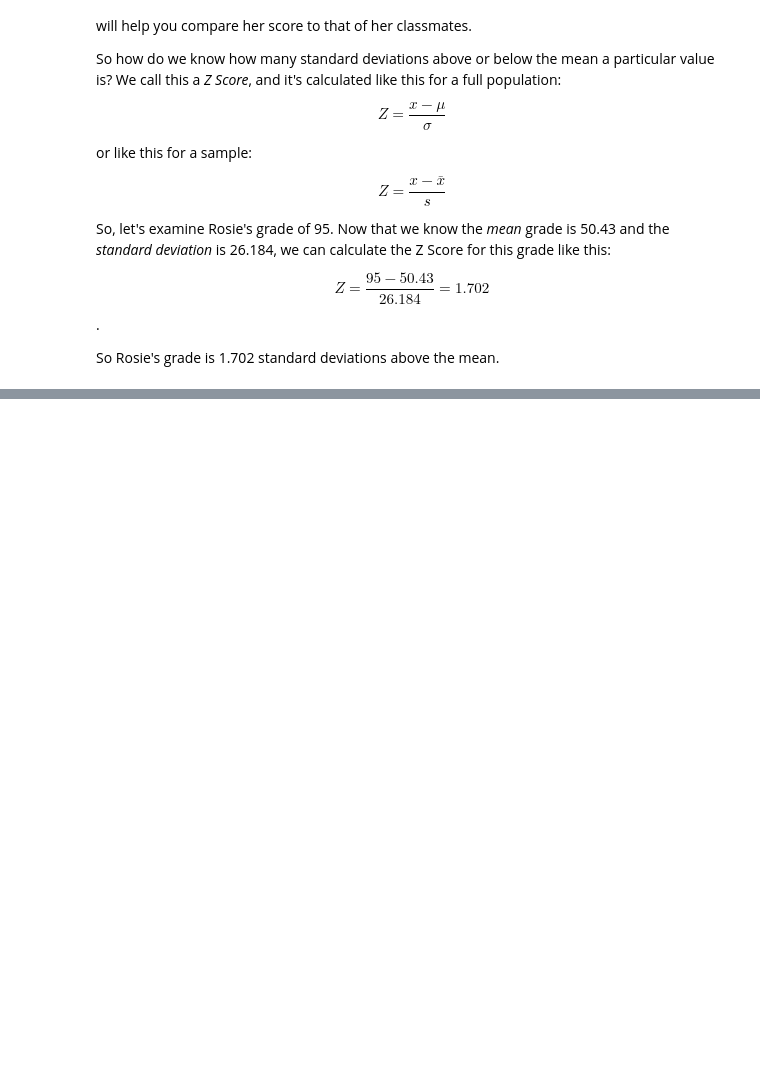
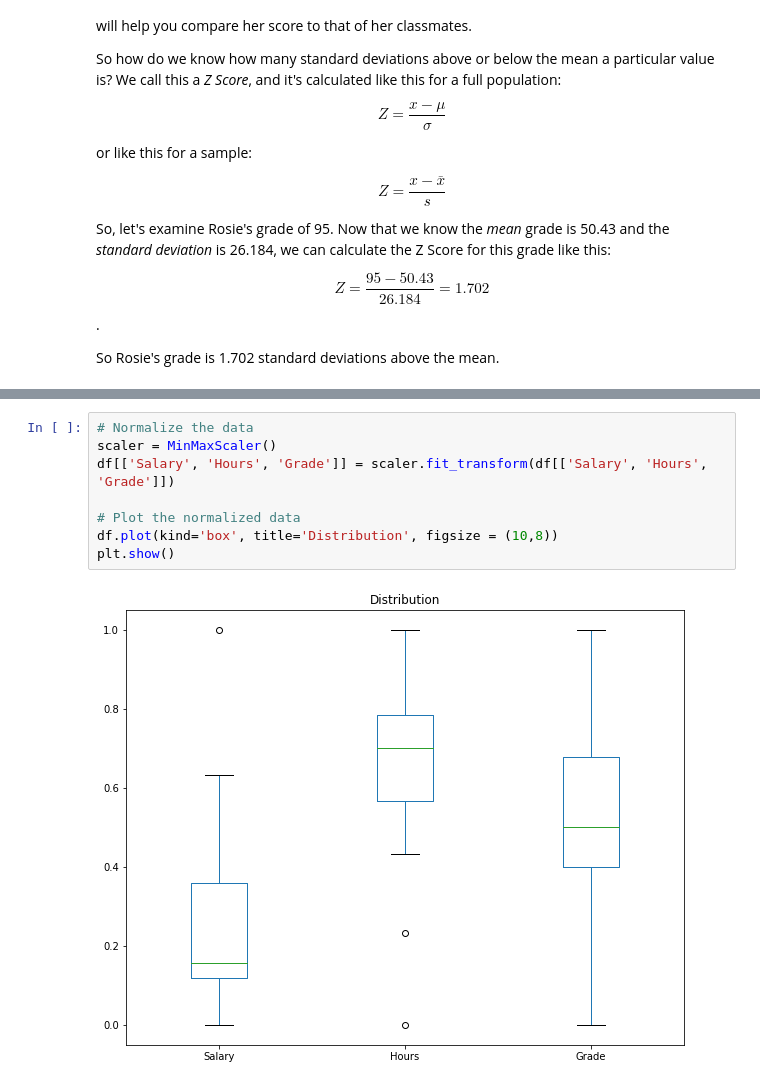
Before and after one commit to moni-roy/100DaysOfMLCode, a Jupyter notebook: Codes/Essential Math for Machine Learning/4. Statistics and Probability.ipynb, the cells around one changed output, grey strips where cells are left out. Drawn from its saved outputs; the diff is of its cells as text; blank space fills up the shorter version.

```diff
--- a/Codes/Essential Math for Machine Learning/4. Statistics and Probability.ipynb
+++ b/Codes/Essential Math for Machine Learning/4. Statistics and Probability.ipynb
@@ -792,0 +866,10 @@ So Rosie's grade is 1.702 standard deviations above the mean.
+# %%
+# Normalize the data
+scaler = MinMaxScaler()
+df[['Salary', 'Hours', 'Grade']] = scaler.fit_transform(df[['Salary', 'Hours', 'Grade']])
+
+# Plot the normalized data
+df.plot(kind='box', title='Distribution', figsize = (10,8))
+plt.show()
+# %% [output]
+[figure, added]
```
Also changed, not shown: parts of 30 cells of this notebook.
